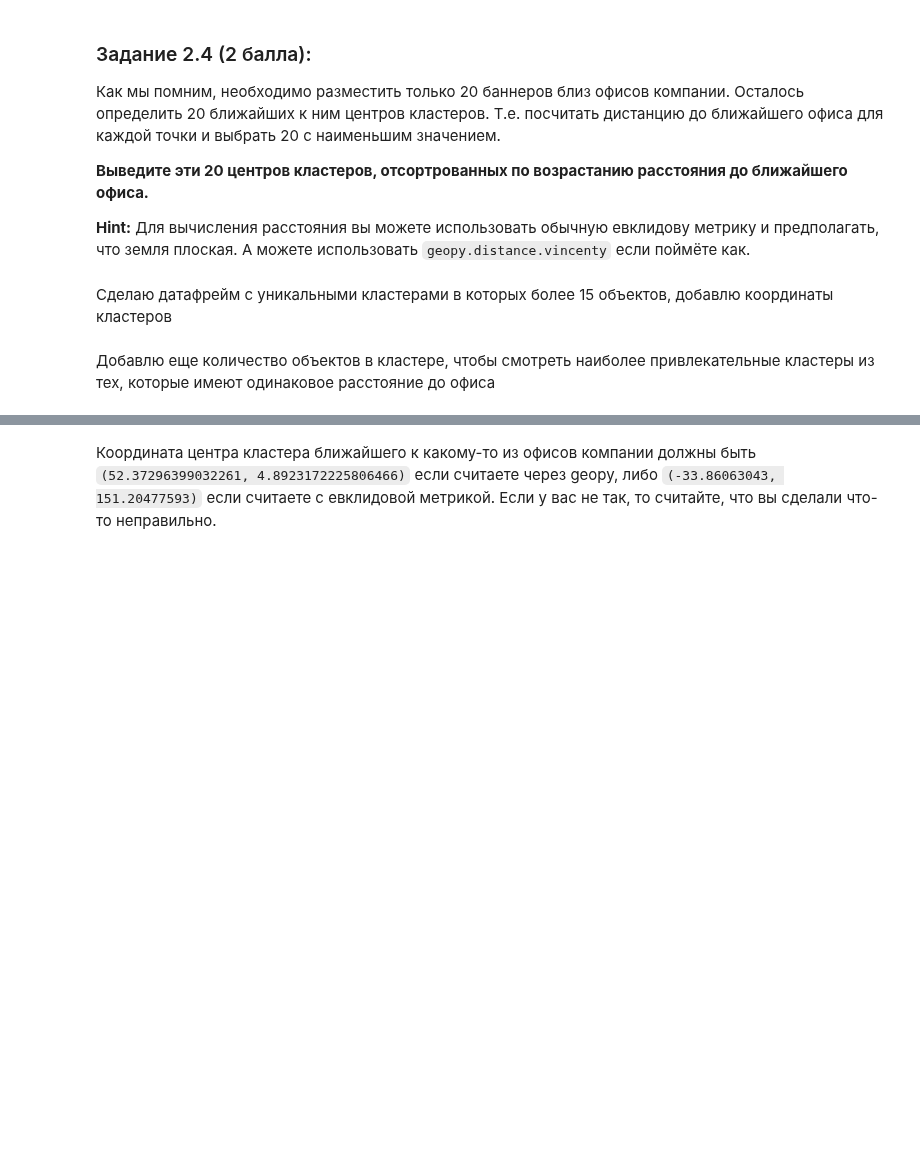
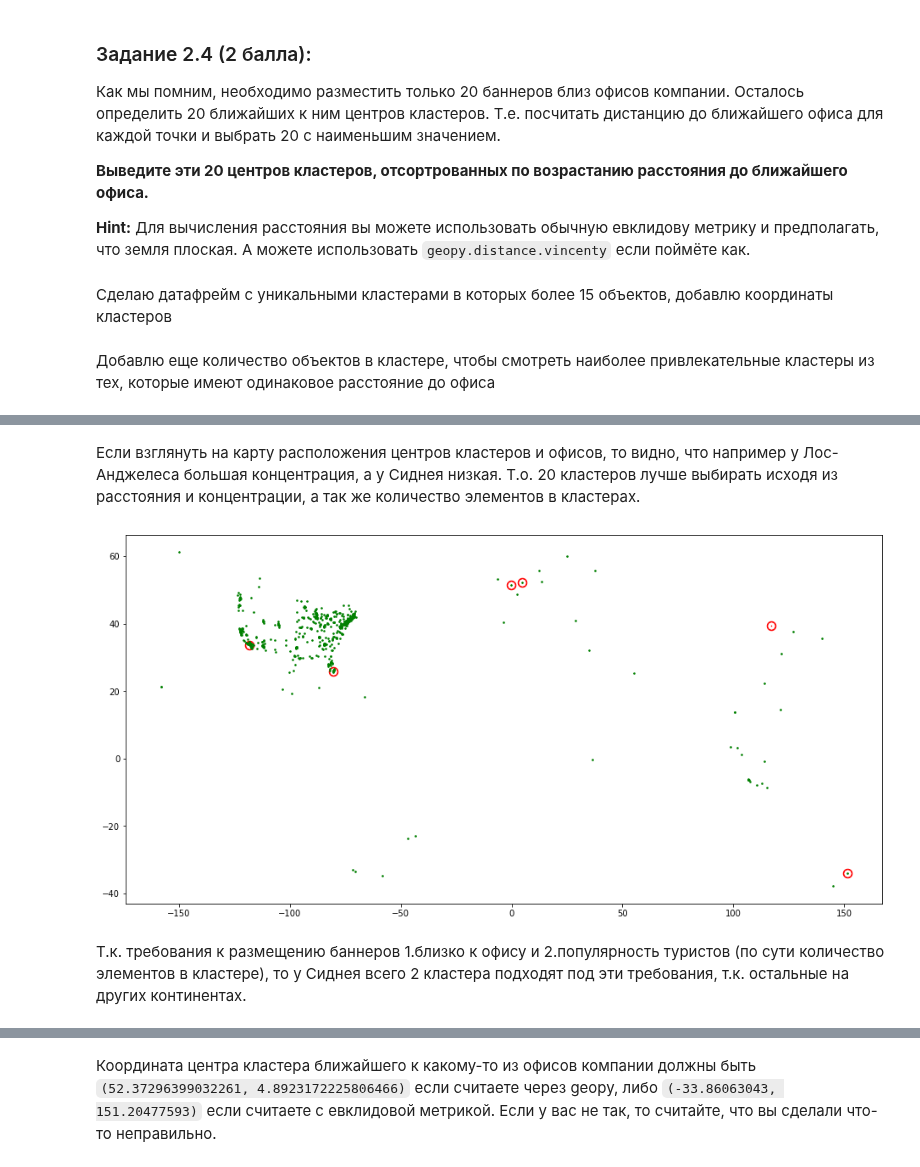
Before and after one commit to D7nis/Course-ML-Classic, a Jupyter notebook: Practice/2. Кластеризация. Kmeans/02-02-clustering_DDA.ipynb, the cells around one changed output, grey strips where cells are left out. Drawn from its saved outputs; the diff is of its cells as text; code cells hidden in the pictures; blank space fills up the shorter version.

```diff
--- a/Practice/2. Кластеризация. Kmeans/02-02-clustering_DDA.ipynb
+++ b/Practice/2. Кластеризация. Kmeans/02-02-clustering_DDA.ipynb
@@ -198,0 +199,14 @@ for i in range(6):
+# %% [markdown]
+Если взглянуть на карту расположения центров кластеров и офисов, то видно, что например у Лос-Анджелеса большая концентрация, а у Сиднея низкая. Т.о. 20 кластеров лучше выбирать исходя из расстояния и концентрации, а так же количество элементов в кластерах.
+# %%
+plt.figure(figsize=(16,8))
+#Добавить офисы
+plt.scatter(x=offices[:,1],y=offices[:,0], marker = ".",color = 'r', s = 10, linewidths = 10, zorder = 10)
+#Добавить центры кластеров
+for l in df_gt15_с['cluster']:
+    plt.scatter(cluster_centers[l-1:l,1],cluster_centers[l-1:l,0],marker = ".",color = 'g', s = 10, linewidths = 1, zorder = 10)
+plt.show()
+# %% [output]
+[figure, added]
+# %% [markdown]
+Т.к. требования к размещению баннеров 1.близко к офису и 2.популярность туристов (по сути количество элементов в кластере), то у Сиднея всего 2 кластера подходят под эти требования, т.к. остальные на других континентах.
```
Also changed, not shown: parts of 25 cells of this notebook.
